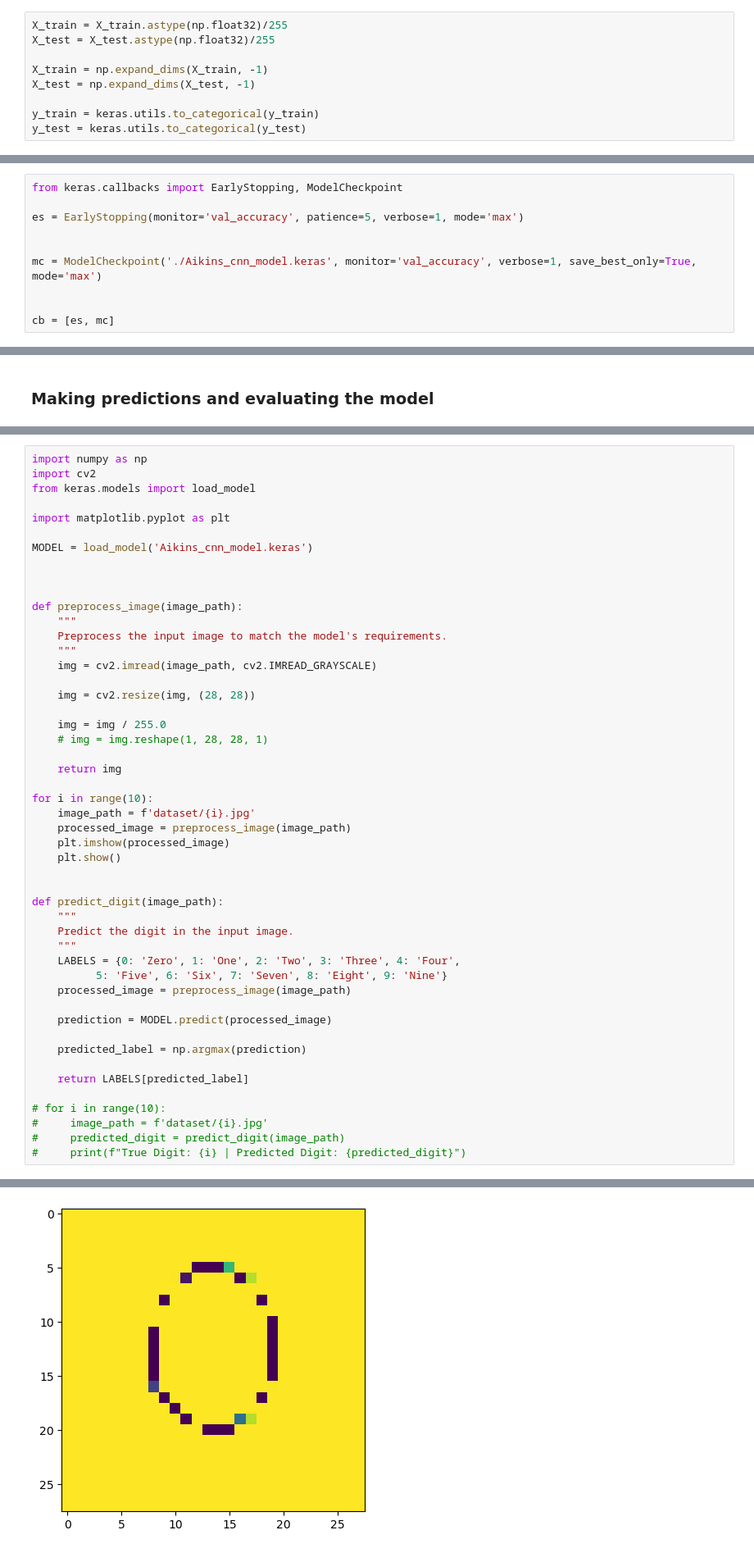
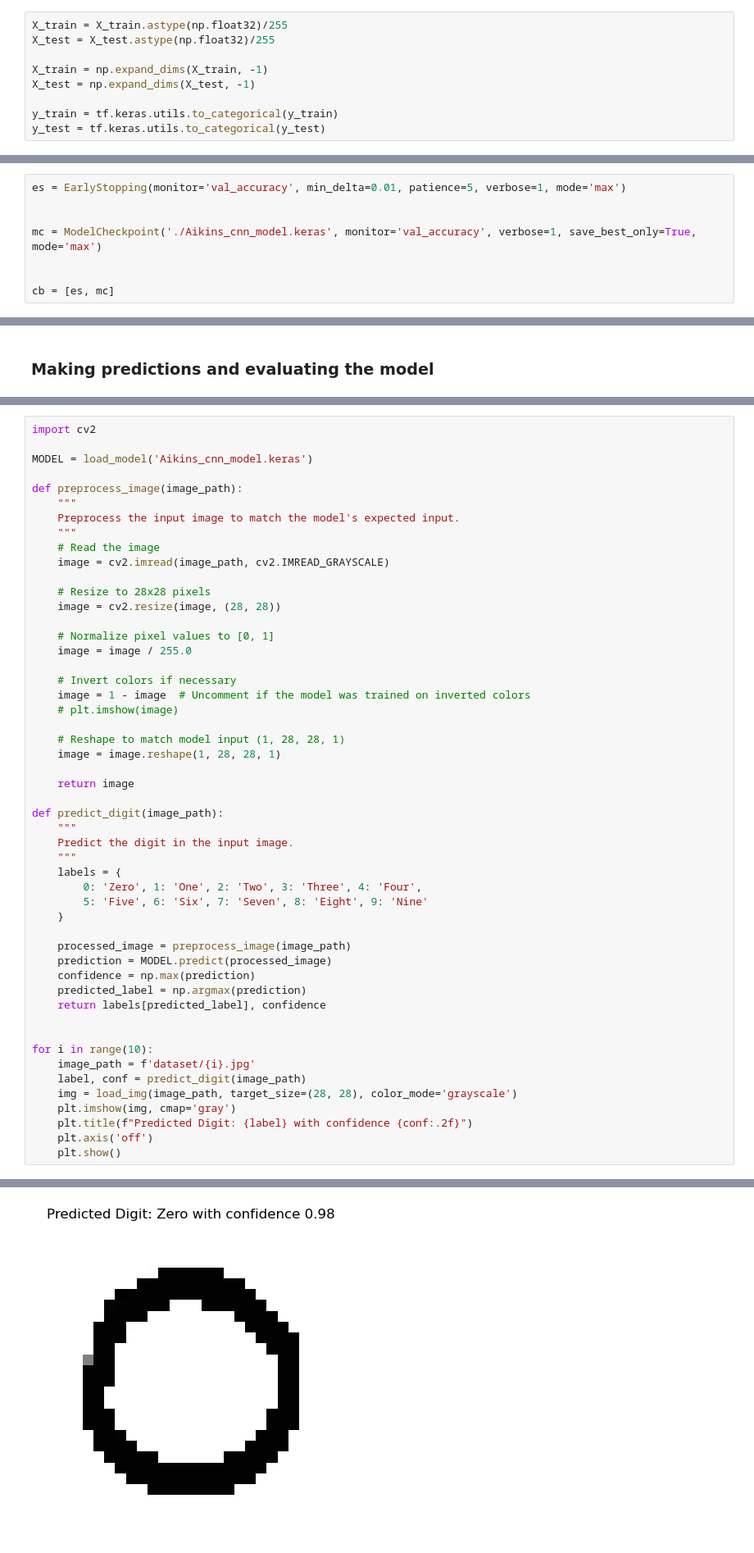
Before and after one commit to aaaikins/NeuroDigits, a Jupyter notebook: cnn_model.ipynb, the cells around one changed output, grey strips where cells are left out. Shown at 82% size. Saved outputs shown, nothing was run; the diff lists cells and outputs as text.

```diff
--- a/cnn_model.ipynb
+++ b/cnn_model.ipynb
@@ -19,8 +24,8 @@ X_test = X_test.astype(np.float32)/255
 X_train = np.expand_dims(X_train, -1)
 X_test = np.expand_dims(X_test, -1)
 
-y_train = keras.utils.to_categorical(y_train)
-y_test = keras.utils.to_categorical(y_test)
+y_train = tf.keras.utils.to_categorical(y_train)
+y_test = tf.keras.utils.to_categorical(y_test)
 # %% [markdown]
 ### Building the CNN model
 # %%
@@ -42,7 +71,5 @@ model.compile(optimizer='adam', loss='categorical_crossentropy', metrics=["accur
 # %%
-from keras.callbacks import EarlyStopping, ModelCheckpoint
-
-es = EarlyStopping(monitor='val_accuracy', patience=5, verbose=1, mode='max')
+es = EarlyStopping(monitor='val_accuracy', min_delta=0.01, patience=5, verbose=1, mode='max')
 
 
 mc = ModelCheckpoint('./Aikins_cnn_model.keras', monitor='val_accuracy', verbose=1, save_best_only=True, mode='max')
@@ -114,50 +141,52 @@ Test Accuracy: 99.14%
 # %%
-import numpy as np
 import cv2
-from keras.models import load_model
-
-import matplotlib.pyplot as plt
 
 MODEL = load_model('Aikins_cnn_model.keras')
 
-
-
 def preprocess_image(image_path):
     """
-    Preprocess the input image to match the model's requirements.
+    Preprocess the input image to match the model's expected input.
     """
-    img = cv2.imread(image_path, cv2.IMREAD_GRAYSCALE)
+    # Read the image
+    image = cv2.imread(image_path, cv2.IMREAD_GRAYSCALE)
 
-    img = cv2.resize(img, (28, 28))
+    # Resize to 28x28 pixels
+    image = cv2.resize(image, (28, 28))
 
-    img = img / 255.0
-    # img = img.reshape(1, 28, 28, 1)
+    # Normalize pixel values to [0, 1]
+    image = image / 255.0
 
-    return img
+    # Invert colors if necessary
+    image = 1 - image  # Uncomment if the model was trained on inverted colors
+    # plt.imshow(image)
 
-for i in range(10):
-    image_path = f'dataset/{i}.jpg'
-    processed_image = preprocess_image(image_path)
-    plt.imshow(processed_image)
-    plt.show()
+    # Reshape to match model input (1, 28, 28, 1)
+    image = image.reshape(1, 28, 28, 1)
 
+    return image
 
 def predict_digit(image_path):
     """
     Predict the digit in the input image.
     """
-    LABELS = {0: 'Zero', 1: 'One', 2: 'Two', 3: 'Three', 4: 'Four',
-          5: 'Five', 6: 'Six', 7: 'Seven', 8: 'Eight', 9: 'Nine'}
+    labels = {
+        0: 'Zero', 1: 'One', 2: 'Two', 3: 'Three', 4: 'Four',
+        5: 'Five', 6: 'Six', 7: 'Seven', 8: 'Eight', 9: 'Nine'
+    }
+
     processed_image = preprocess_image(image_path)
+    prediction = MODEL.predict(processed_image)
+    confidence = np.max(prediction)
+    predicted_label = np.argmax(prediction)
+    return labels[predicted_label], confidence
 
-    prediction = MODEL.predict(processed_image)
 
-    predicted_label = np.argmax(prediction)
-
-    return LABELS[predicted_label]
-
-# for i in range(10):
-#     image_path = f'dataset/{i}.jpg'
-#     predicted_digit = predict_digit(image_path)
-#     print(f"True Digit: {i} | Predicted Digit: {predicted_digit}")
+for i in range(10):
+    image_path = f'dataset/{i}.jpg'
+    label, conf = predict_digit(image_path)
+    img = load_img(image_path, target_size=(28, 28), color_mode='grayscale')
+    plt.imshow(img, cmap='gray')
+    plt.title(f"Predicted Digit: {label} with confidence {conf:.2f}")
+    plt.axis('off')
+    plt.show()
 # %% [output]
@@ -164 +194 @@ def predict_digit(image_path):
-[figure, old version]
+[figure, new version]
```
Also changed, not shown: parts of 6 cells of this notebook, 13 other files.
